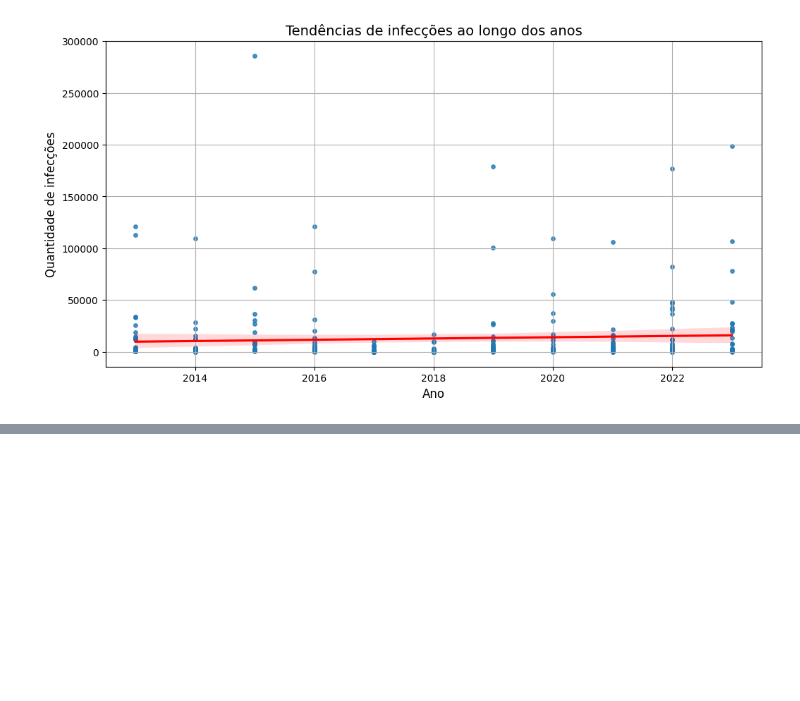
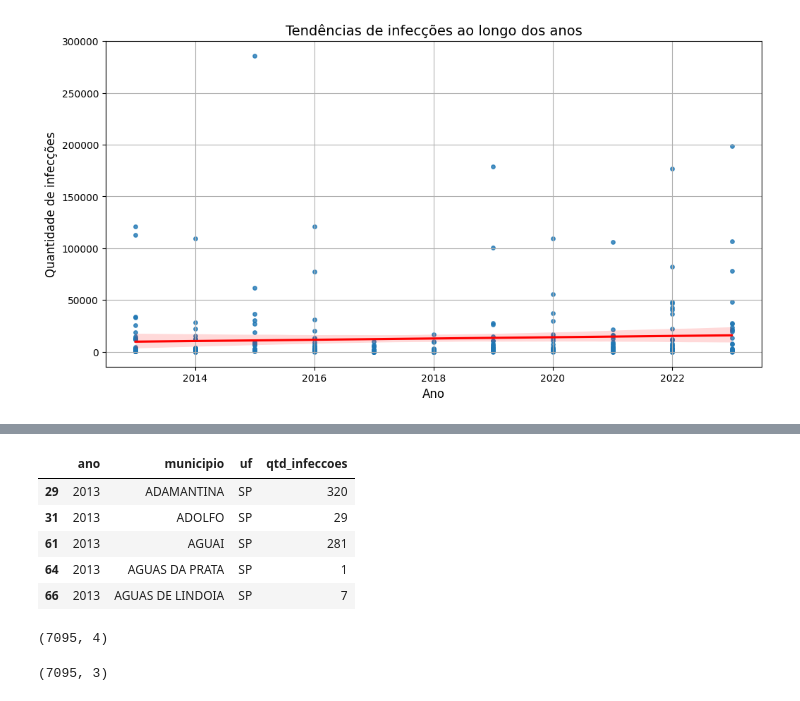
Before and after one commit to AndBalbino/AnaliseDeDados_DengueBrasil, a Jupyter notebook: Dengue_Brasil.ipynb, the cells around one changed output, grey strips where cells are left out. Drawn from its saved outputs; the diff is of its cells as text; code cells hidden in the pictures; blank space fills up the shorter version.

```diff
--- a/Dengue_Brasil.ipynb
+++ b/Dengue_Brasil.ipynb
@@ -366,0 +482,17 @@ plt.grid(True)
+# %%
+infeccoes_sp.head()
+# %% [output]
+|  | ano | municipio | uf | qtd_infeccoes |
+| 29 | 2013 | ADAMANTINA | SP | 320 |
+| 31 | 2013 | ADOLFO | SP | 29 |
+| 61 | 2013 | AGUAI | SP | 281 |
+| 64 | 2013 | AGUAS DA PRATA | SP | 1 |
+| 66 | 2013 | AGUAS DE LINDOIA | SP | 7 |
+# %%
+infeccoes_sp.shape
+# %% [output]
+(7095, 4)
+# %%
+df_pop_long.shape
+# %% [output]
+(7095, 3)
```
Also changed, not shown: parts of 19 cells of this notebook.
